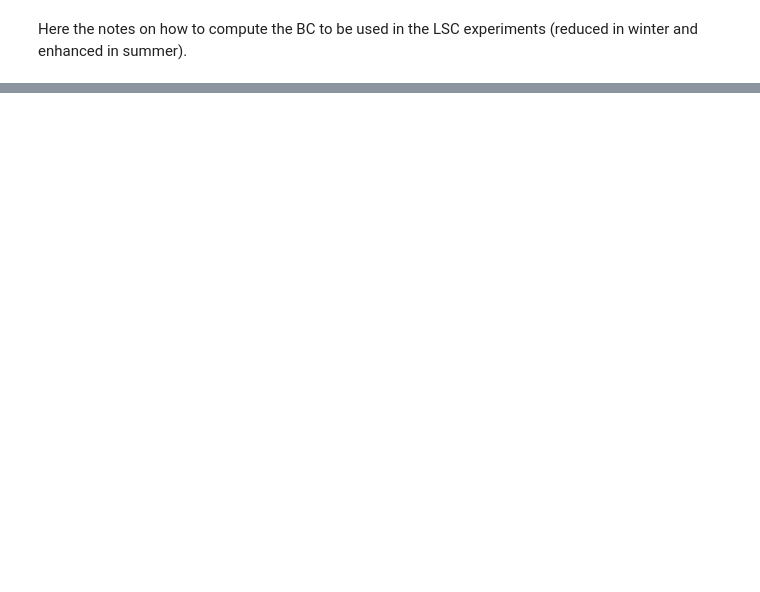
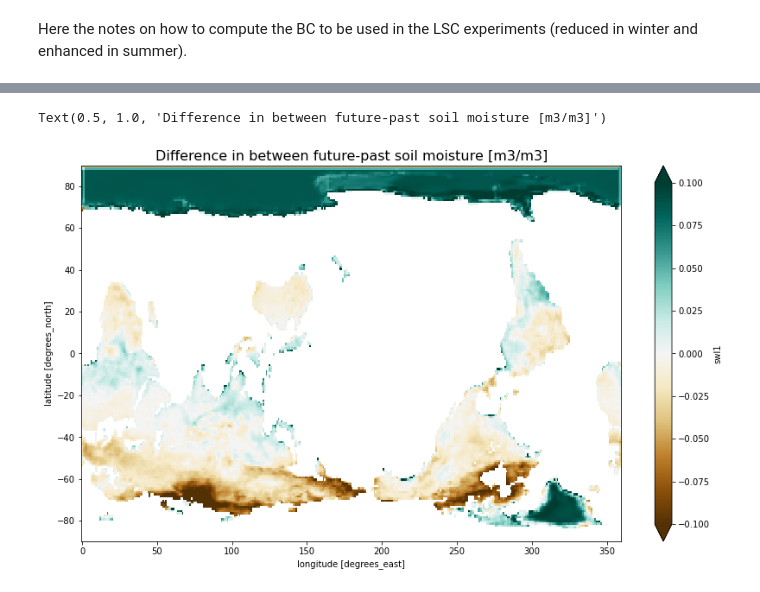
Before and after one commit to agonmer/elastyc_git, a Jupyter notebook: compute_bc_LSC_laptop_version.ipynb, the cells around one changed output, grey strips where cells are left out. Drawn from its saved outputs; the diff is of its cells as text; code cells hidden in the pictures; blank space fills up the shorter version.

```diff
--- a/compute_bc_LSC_laptop_version.ipynb
+++ b/compute_bc_LSC_laptop_version.ipynb
@@ -373,3 +469,15 @@ plt.title('Difference in between the future warming t1m-tsl [K]',fontsize=16)
+# %%
+# Look at the difference between the soil moisture in the future and the soil moisture in the past
+d_p = xr.open_dataset(path2speedy+'swet_'+season_label+'_speedygrid.nc')
+d_f = xr.open_dataset('swet_'+season_label+'_warmed_speedygrid.nc')
+
+diff = d_f['swl1']-d_p['swl1']
+fig = plt.figure(figsize=(14,8))
+diff.plot(vmin=-0.1,vmax=0.1,cmap='BrBG')
+plt.title('Difference in between future-past soil moisture [m3/m3]',fontsize=16)
+# %% [output]
+Text(0.5, 1.0, 'Difference in between future-past soil moisture [m3/m3]')
+[figure, added]
 # %%
 plt.pcolormesh(delta_tos_modif)
 # %%
```
Also changed, not shown: parts of 14 cells of this notebook.
